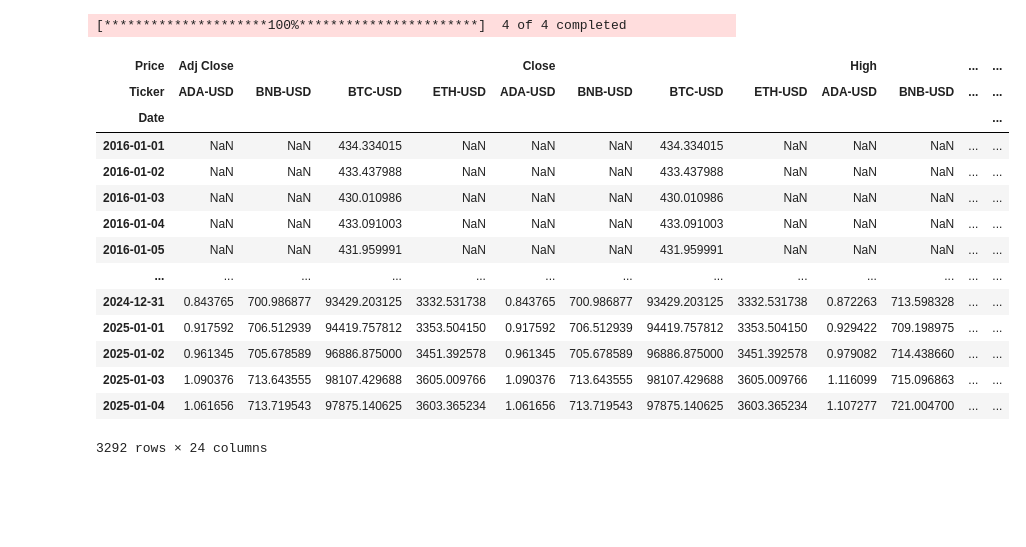
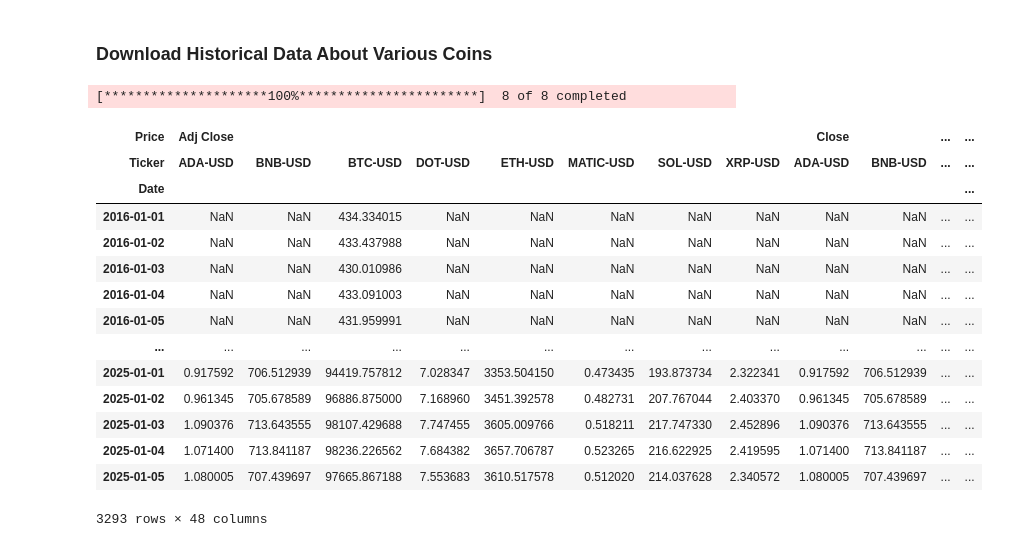
Before and after one commit to wbchristerson/jn-learning, a Jupyter notebook: cryptocurrency_stat_arb.ipynb, the cells around one changed output. Cells and saved outputs as stored; diff of their text form; code cells hidden in the pictures; blank space fills up the shorter version.

```diff
--- a/cryptocurrency_stat_arb.ipynb
+++ b/cryptocurrency_stat_arb.ipynb
@@ -1,25 +1,28 @@
+# %% [markdown]
+### Download Historical Data About Various Coins
 # %%
 import yfinance as yf
 
-yf_data = yf.download(['ADA-USD', 'BNB-USD', 'BTC-USD', 'ETH-USD'], '2016-1-1')
+yf_data = yf.download(['ADA-USD', 'BNB-USD', 'BTC-USD', 'ETH-USD','XRP-USD','DOT-USD','MATIC-USD','SOL-USD'],
+                      start='2016-01-01')
 yf_data
 # %% [output]
-[*********************100%***********************]  4 of 4 completed
+[*********************100%***********************]  8 of 8 completed
-| Price | Adj Close |  |  |  | Close |  |  |  | High |  | ... | ... |
-| Ticker | ADA-USD | BNB-USD | BTC-USD | ETH-USD | ADA-USD | BNB-USD | BTC-USD | ETH-USD | ADA-USD | BNB-USD | ... | ... |
+| Price | Adj Close |  |  |  |  |  |  |  | Close |  | ... | ... |
+| Ticker | ADA-USD | BNB-USD | BTC-USD | DOT-USD | ETH-USD | MATIC-USD | SOL-USD | XRP-USD | ADA-USD | BNB-USD | ... | ... |
 | Date |  |  |  |  |  |  |  |  |  |  |  | ... |
-| 2016-01-01 | NaN | NaN | 434.334015 | NaN | NaN | NaN | 434.334015 | NaN | NaN | NaN | ... | ... |
-| 2016-01-02 | NaN | NaN | 433.437988 | NaN | NaN | NaN | 433.437988 | NaN | NaN | NaN | ... | ... |
-| 2016-01-03 | NaN | NaN | 430.010986 | NaN | NaN | NaN | 430.010986 | NaN | NaN | NaN | ... | ... |
-| 2016-01-04 | NaN | NaN | 433.091003 | NaN | NaN | NaN | 433.091003 | NaN | NaN | NaN | ... | ... |
-| 2016-01-05 | NaN | NaN | 431.959991 | NaN | NaN | NaN | 431.959991 | NaN | NaN | NaN | ... | ... |
+| 2016-01-01 | NaN | NaN | 434.334015 | NaN | NaN | NaN | NaN | NaN | NaN | NaN | ... | ... |
+| 2016-01-02 | NaN | NaN | 433.437988 | NaN | NaN | NaN | NaN | NaN | NaN | NaN | ... | ... |
+| 2016-01-03 | NaN | NaN | 430.010986 | NaN | NaN | NaN | NaN | NaN | NaN | NaN | ... | ... |
+| 2016-01-04 | NaN | NaN | 433.091003 | NaN | NaN | NaN | NaN | NaN | NaN | NaN | ... | ... |
+| 2016-01-05 | NaN | NaN | 431.959991 | NaN | NaN | NaN | NaN | NaN | NaN | NaN | ... | ... |
 | ... | ... | ... | ... | ... | ... | ... | ... | ... | ... | ... | ... | ... |
-| 2024-12-31 | 0.843765 | 700.986877 | 93429.203125 | 3332.531738 | 0.843765 | 700.986877 | 93429.203125 | 3332.531738 | 0.872263 | 713.598328 | ... | ... |
-| 2025-01-01 | 0.917592 | 706.512939 | 94419.757812 | 3353.504150 | 0.917592 | 706.512939 | 94419.757812 | 3353.504150 | 0.929422 | 709.198975 | ... | ... |
-| 2025-01-02 | 0.961345 | 705.678589 | 96886.875000 | 3451.392578 | 0.961345 | 705.678589 | 96886.875000 | 3451.392578 | 0.979082 | 714.438660 | ... | ... |
-| 2025-01-03 | 1.090376 | 713.643555 | 98107.429688 | 3605.009766 | 1.090376 | 713.643555 | 98107.429688 | 3605.009766 | 1.116099 | 715.096863 | ... | ... |
-| 2025-01-04 | 1.061656 | 713.719543 | 97875.140625 | 3603.365234 | 1.061656 | 713.719543 | 97875.140625 | 3603.365234 | 1.107277 | 721.004700 | ... | ... |
+| 2025-01-01 | 0.917592 | 706.512939 | 94419.757812 | 7.028347 | 3353.504150 | 0.473435 | 193.873734 | 2.322341 | 0.917592 | 706.512939 | ... | ... |
+| 2025-01-02 | 0.961345 | 705.678589 | 96886.875000 | 7.168960 | 3451.392578 | 0.482731 | 207.767044 | 2.403370 | 0.961345 | 705.678589 | ... | ... |
+| 2025-01-03 | 1.090376 | 713.643555 | 98107.429688 | 7.747455 | 3605.009766 | 0.518211 | 217.747330 | 2.452896 | 1.090376 | 713.643555 | ... | ... |
+| 2025-01-04 | 1.071400 | 713.841187 | 98236.226562 | 7.684382 | 3657.706787 | 0.523265 | 216.622925 | 2.419595 | 1.071400 | 713.841187 | ... | ... |
+| 2025-01-05 | 1.080005 | 707.439697 | 97665.867188 | 7.553683 | 3610.517578 | 0.512020 | 214.037628 | 2.340572 | 1.080005 | 707.439697 | ... | ... |
-3292 rows × 24 columns
+3293 rows × 48 columns
 # %%
 from binance.client import Client as bnb_client
 from datetime import datetime
```
Also changed, not shown: parts of 9 cells of this notebook.
